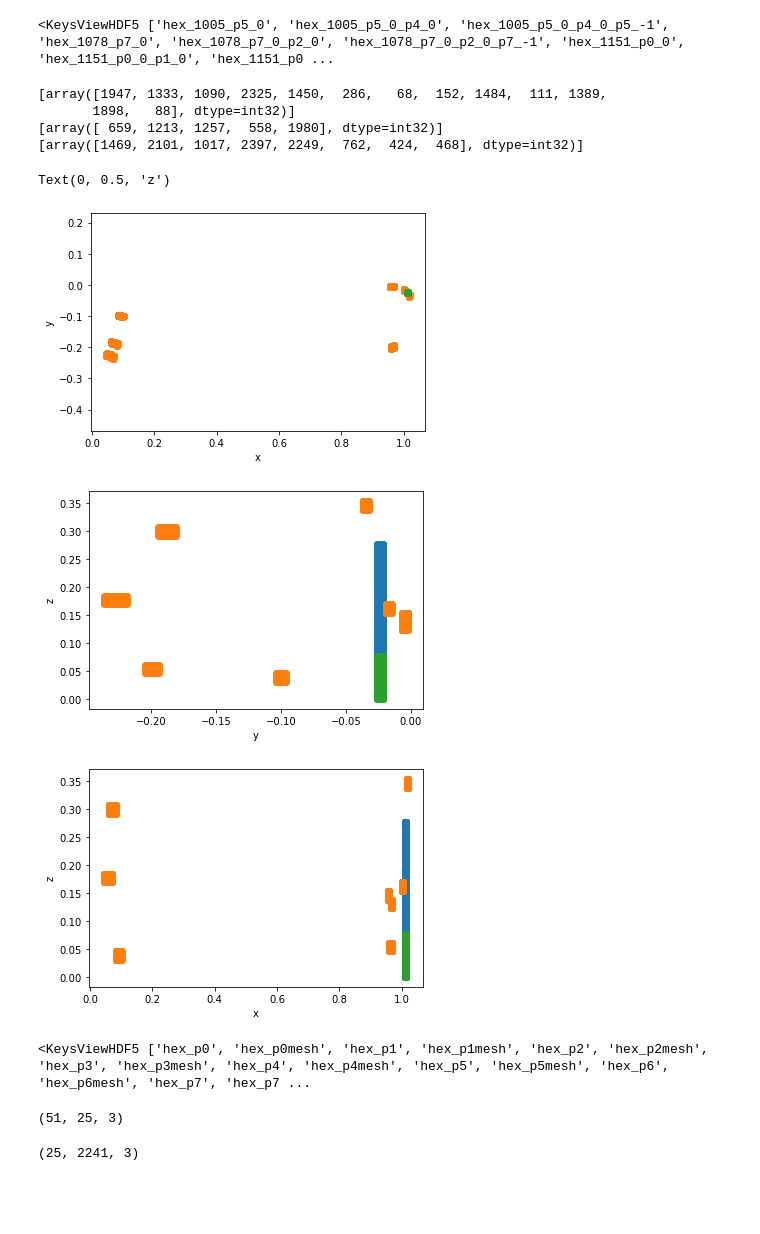
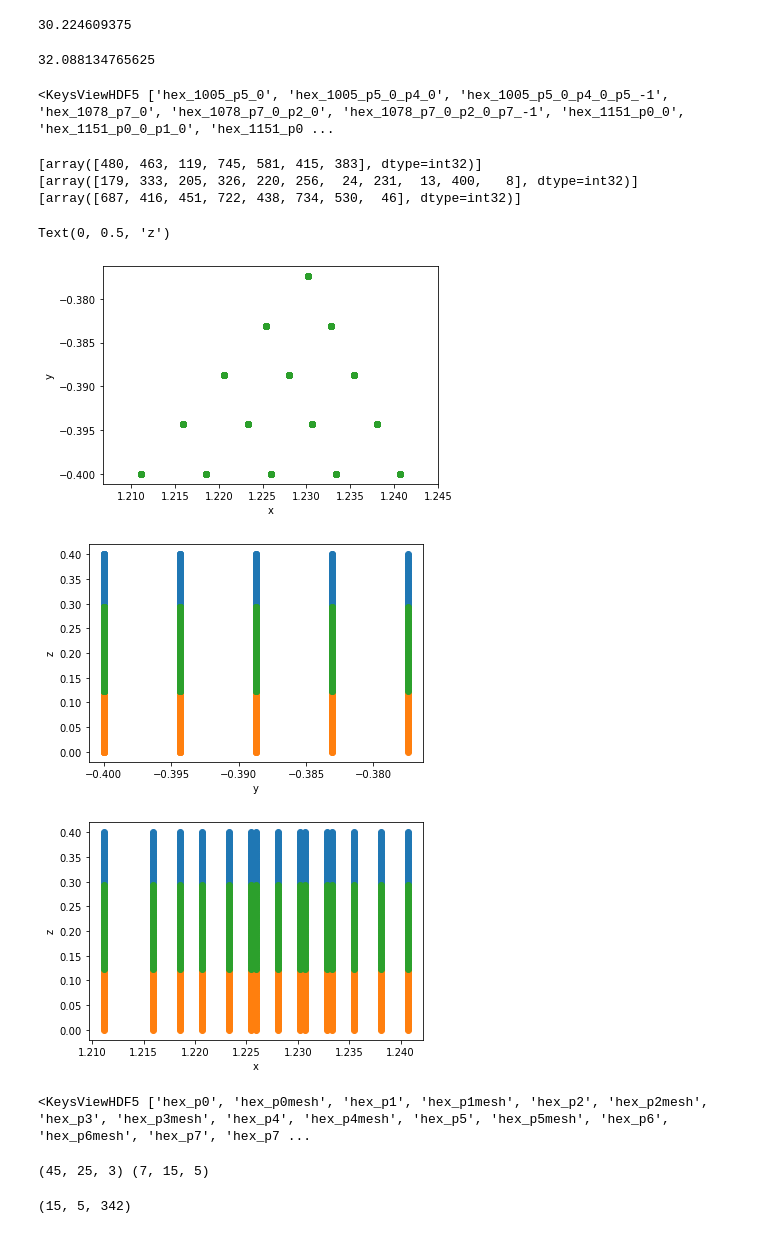
Before and after one commit to z-yuan131/KTH-TUB-PyFR-Post, a Jupyter notebook: Untitled.ipynb, the cells around one changed output. Saved outputs shown, nothing was run; the diff lists cells and outputs as text; code cells hidden in the pictures; blank space fills up the shorter version.

```diff
--- a/Untitled.ipynb
+++ b/Untitled.ipynb
@@ -74,3 +93,11 @@ array([[6.67287404, 0.31116102, 0.32307692],
+# %%
+495200.0 * 8 *8/1024/1024
+# %% [output]
+30.224609375
+# %%
+33646848 / 1024 /1024
+# %% [output]
+32.088134765625
 # %%
 import h5py
 # %%
@@ -80,72 +107,71 @@ f.keys()
 # %% [output]
 <KeysViewHDF5 ['hex_1005_p5_0', 'hex_1005_p5_0_p4_0', 'hex_1005_p5_0_p4_0_p5_-1', 'hex_1078_p7_0', 'hex_1078_p7_0_p2_0', 'hex_1078_p7_0_p2_0_p7_-1', 'hex_1151_p0_0', 'hex_1151_p0_0_p1_0', 'hex_1151_p0 ...
 # %%
-print(list(f['hex_659_p6_0_p4_0']))
-print(list(f['hex_659_p6_0']))
-print(list(f['hex_1469_p3_0']))
+print(list(f['pri_687_p6_0_p7_0_p6_-1']))
+print(list(f['pri_687_p6_0_p7_0']))
+print(list(f['pri_687_p6_0']))
 # %% [output]
-[array([1947, 1333, 1090, 2325, 1450,  286,   68,  152, 1484,  111, 1389,
-       1898,   88], dtype=int32)]
-[array([ 659, 1213, 1257,  558, 1980], dtype=int32)]
-[array([1469, 2101, 1017, 2397, 2249,  762,  424,  468], dtype=int32)]
+[array([480, 463, 119, 745, 581, 415, 383], dtype=int32)]
+[array([179, 333, 205, 326, 220, 256,  24, 231,  13, 400,   8], dtype=int32)]
+[array([687, 416, 451, 722, 438, 734, 530,  46], dtype=int32)]
 # %%
 import matplotlib.pyplot as plt
-a = 6
-b = 4
+a = 7
+b = 6
 #b = np.array([43672, 43692, 43700, 43653, 43654, 45076, 45089, 45088, 45087, 41706, 41703, 41704, 41707, 41660, 41669, 45183, 45224, 45220, 45218, 45211, 46664, 46667, 46611, 46610, 46615, 43668])
 #b = f['hex_p3_2476_0']
 #x = Mymesh[f'spt_hex_p{a}'][:,b,0]
 #y = Mymesh[f'spt_hex_p{a}'][:,b,1]
 #z = Mymesh[f'spt_hex_p{a}'][:,b,2]
-b1 = np.array([1947, 1333, 1090, 2325, 1450,  286,   68,  152, 1484,  111, 1389,
-       1898,   88])
-b2 = np.array([ 659, 1213, 1257,  558, 1980])
-a1 = np.array([ 1469, 2101, 1017, 2397, 2249,  762,  424,  468])
+b1 = np.array([480, 463, 119, 745, 581, 415, 383])
+b2 = np.array([179, 333, 205, 326, 220, 256,  24, 231,  13, 400,   8])
+a1 = np.array([687, 416, 451, 722, 438, 734, 530,  46])
+
+etype = 'pri'
+
+x0 = Mymesh[f'spt_{etype}_p{b}'][:,b1,0]
+y0 = Mymesh[f'spt_{etype}_p{b}'][:,b1,1]
+z0 = Mymesh[f'spt_{etype}_p{b}'][:,b1,2]
 
 
-x0 = Mymesh[f'spt_hex_p{b}'][:,b1,0]
-y0 = Mymesh[f'spt_hex_p{b}'][:,b1,1]
-z0 = Mymesh[f'spt_hex_p{b}'][:,b1,2]
+x1 = Mymesh[f'spt_{etype}_p{b}'][:,a1,0]
+y1 = Mymesh[f'spt_{etype}_p{b}'][:,a1,1]
+z1 = Mymesh[f'spt_{etype}_p{b}'][:,a1,2]
 
 
-x1 = Mymesh[f'spt_hex_p{b}'][:,a1,0]
-y1 = Mymesh[f'spt_hex_p{b}'][:,a1,1]
-z1 = Mymesh[f'spt_hex_p{b}'][:,a1,2]
-
-
-x2 = Mymesh[f'spt_hex_p{a}'][:,b2,0]
-y2 = Mymesh[f'spt_hex_p{a}'][:,b2,1]
-z2 = Mymesh[f'spt_hex_p{a}'][:,b2,2]
+x2 = Mymesh[f'spt_{etype}_p{a}'][:,b2,0]
+y2 = Mymesh[f'spt_{etype}_p{a}'][:,b2,1]
+z2 = Mymesh[f'spt_{etype}_p{a}'][:,b2,2]
 
 
 plt.figure()
 plt.scatter(x0,y0)
 plt.scatter(x1,y1)
 plt.scatter(x2,y2)
 
 plt.axis('equal')
 
 plt.xlabel('x')
 plt.ylabel('y')
 
 plt.figure()
 plt.scatter(y0,z0)
 plt.scatter(y1,z1)
 plt.scatter(y2,z2)
 
 plt.xlabel('y')
 plt.ylabel('z')
 
 plt.figure()
 plt.scatter(x0,z0)
 plt.scatter(x1,z1)
 plt.scatter(x2,z2)
 
 plt.xlabel('x')
 plt.ylabel('z')
 # %% [output]
 Text(0, 0.5, 'z')
-[figure, old version]
+[figure, new version]
-[figure, old version]
+[figure, new version]
-[figure, old version]
+[figure, new version]
 # %%
@@ -155,15 +181,16 @@ f.keys()
 # %% [output]
 <KeysViewHDF5 ['hex_p0', 'hex_p0mesh', 'hex_p1', 'hex_p1mesh', 'hex_p2', 'hex_p2mesh', 'hex_p3', 'hex_p3mesh', 'hex_p4', 'hex_p4mesh', 'hex_p5', 'hex_p5mesh', 'hex_p6', 'hex_p6mesh', 'hex_p7', 'hex_p7 ...
 # %%
-a = f['othersmesh']
+a = f['others_hexmesh']
+b = f['others_pri']
 #a.swapaxes(0,-1).shape
-a.shape
+print(a.shape,b.shape)
 # %% [output]
-(51, 25, 3)
+(45, 25, 3) (7, 15, 5)
 # %%
-np.array(f['hex_p1mesh']).shape
+np.array(f['pri_p4']).shape
 # %% [output]
-(25, 2241, 3)
+(15, 5, 342)
 # %%
 import matplotlib.pyplot as plt
 a = 3
```
Also changed, not shown: parts of 17 cells of this notebook, 2 other files.
